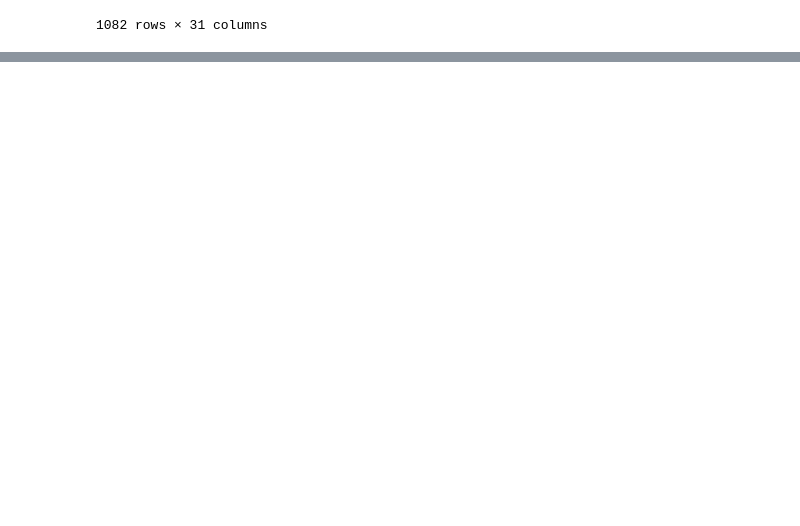
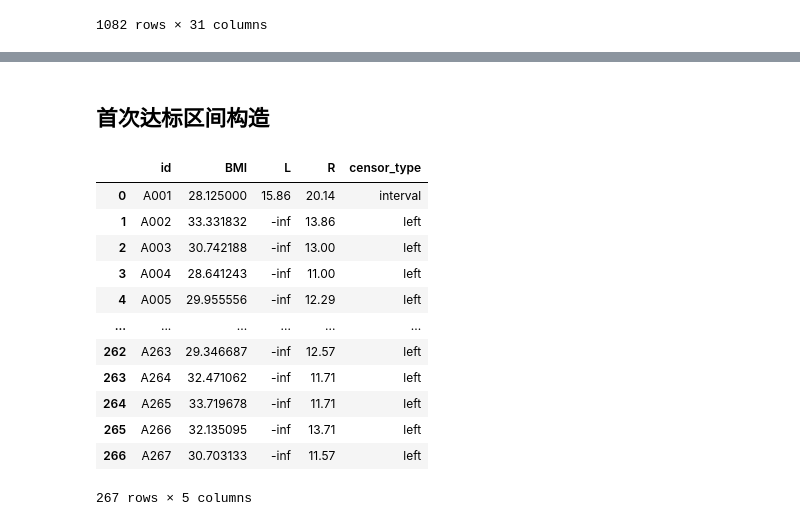
Before and after one commit to George-Zheng-1013/prenatal-testing, a Jupyter notebook: Q2/数据预处理.ipynb, the cells around one changed output, grey strips where cells are left out. Saved outputs shown, nothing was run; the diff lists cells and outputs as text; code cells hidden in the pictures; blank space fills up the shorter version.

```diff
--- a/Q2/数据预处理.ipynb
+++ b/Q2/数据预处理.ipynb
@@ -22,0 +53,62 @@ data
+# %% [markdown]
+## 首次达标区间构造
+# %%
+# 阈值
+thr = 0.04
+
+# 清洗与排序
+data = data.copy()
+data["检测孕周"] = pd.to_numeric(data["检测孕周"], errors="coerce")
+data["Y染色体浓度"] = pd.to_numeric(data["Y染色体浓度"], errors="coerce")
+data = data.dropna(subset=["检测孕周", "Y染色体浓度"])
+data = data.sort_values(["孕妇代码", "检测孕周"], ascending=[True, True])
+
+
+# 分组构造首次达标区间
+def first_hit_interval(g: pd.DataFrame) -> pd.Series:
+    bmi = g["孕妇BMI"].dropna().iloc[0] if g["孕妇BMI"].notna().any() else np.nan
+    # convert to plain numpy float arrays to avoid ExtensionArray comparison issues
+    y = g["Y染色体浓度"].to_numpy(dtype=float)
+    weeks = g["检测孕周"].to_numpy(dtype=float)
+
+    hit_idx = np.where(y >= thr)[0]
+    if hit_idx.size == 0:
+        # 右删失：T* > C
+        C = weeks[-1]
+        L, R, censor = C, np.inf, "right"
+    else:
+        r_pos = int(hit_idx[0])
+        R = weeks[r_pos]
+        if r_pos == 0:
+            # 左删失：(-inf, R]
+            L, censor = -np.inf, "left"
+        else:
+            # 区间删失：(L, R]
+            L, censor = weeks[r_pos - 1], "interval"
+
+    return pd.Series(
+        {"id": g["孕妇代码"].iloc[0], "BMI": bmi, "L": L, "R": R, "censor_type": censor}
+    )
+
+
+intervals = (
+    data.groupby("孕妇代码", group_keys=False)
+    .apply(first_hit_interval)
+    .reset_index(drop=True)
+)
+
+intervals
+# %% [output]
+|  | id | BMI | L | R | censor_type |
+| 0 | A001 | 28.125000 | 15.86 | 20.14 | interval |
+| 1 | A002 | 33.331832 | -inf | 13.86 | left |
+| 2 | A003 | 30.742188 | -inf | 13.00 | left |
+| 3 | A004 | 28.641243 | -inf | 11.00 | left |
+| 4 | A005 | 29.955556 | -inf | 12.29 | left |
+| ... | ... | ... | ... | ... | ... |
+| 262 | A263 | 29.346687 | -inf | 12.57 | left |
+| 263 | A264 | 32.471062 | -inf | 11.71 | left |
+| 264 | A265 | 33.719678 | -inf | 11.71 | left |
+| 265 | A266 | 32.135095 | -inf | 13.71 | left |
+| 266 | A267 | 30.703133 | -inf | 11.57 | left |
+267 rows × 5 columns
```
Also changed, not shown: parts of 10 cells of this notebook, 19 other files.
